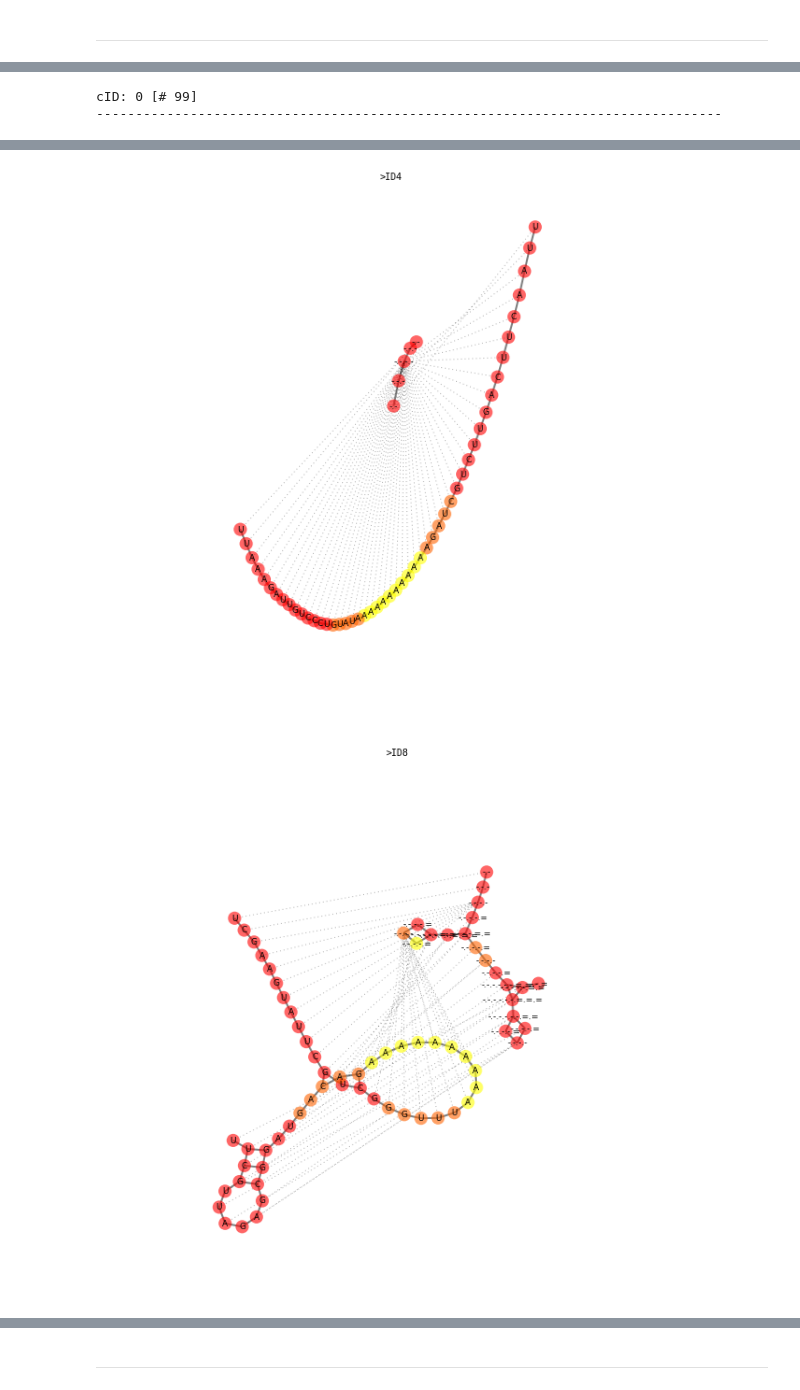
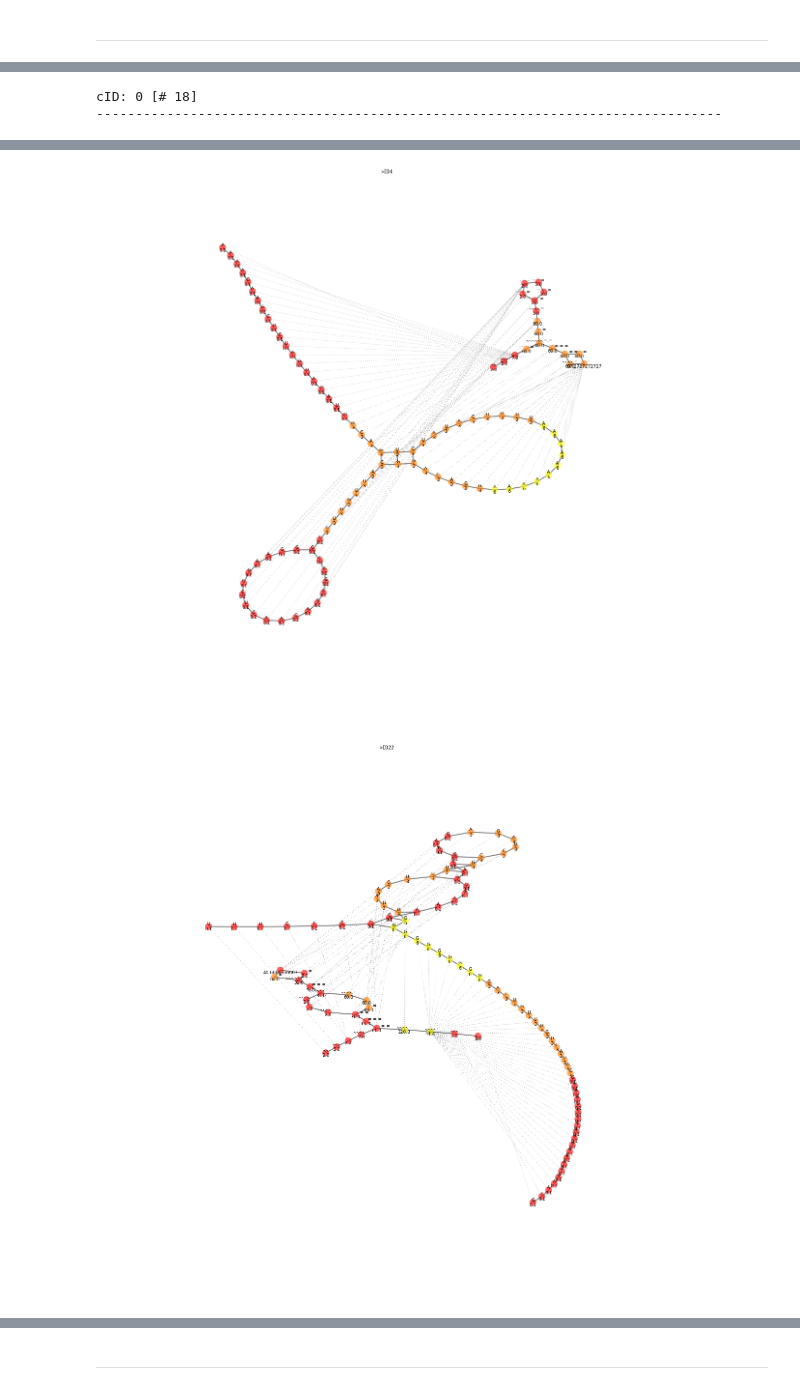
Before and after one commit to fabriziocosta/EDeN_examples, a Jupyter notebook: bioinf/rna/Weight Analysis.ipynb, the cells around one changed output, grey strips where cells are left out. Saved outputs shown, nothing was run; the diff lists cells and outputs as text; code cells hidden in the pictures.

```diff
--- a/bioinf/rna/Weight Analysis.ipynb
+++ b/bioinf/rna/Weight Analysis.ipynb
@@ -66,8 +66,8 @@ def make_artificial_dataset(alphabet='ACGU', motives=None, motif_length=6, seque
 alphabet='ACGU'
 motif_length=10
 motives=['A'*motif_length,'C'*motif_length,'G'*motif_length,'U'*motif_length]
-sequence_length=50
-n_sequences=400
+sequence_length=80
+n_sequences=100
 p=0.01
 
 #make dataset
@@ -109,22 +109,23 @@ CACAUUAGCACAGAACAGGUCCCCCCCCCCACGCGCGUUUGCUUGCCAUA
 #identify motif region
 start_1 = (sequence_length - motif_length)/2
 end_1 = start_1 + motif_length
-weight_1 = 5
+weight_1 = 6
 
-context=5
+context=15
 #make a context zone
 start_2 = start_1 - context
 end_2 = end_1 + context
 weight_2 = weight_1 / 2
 
+background_weight=.1
 
-start_end_weight_list = [(-1,-1,0.1),(start_2,end_2,weight_2),(start_1,end_1,weight_1)]
+start_end_weight_list = [(-1,-1,background_weight),(start_2,end_2,weight_2),(start_1,end_1,weight_1)]
 listof_start_end_weight_list = [start_end_weight_list]*len(seqs)
 # %%
 %%time
-from eden.struct_cluster import PreProcessor, StructCluster
-pre_processor = PreProcessor(listof_start_end_weight_list=listof_start_end_weight_list,
-                             contraction_weight_scaling_factor=4)
-struct_cluster = StructCluster(pre_processor=pre_processor)
+from eden.struct_cluster import Transformer, StructCluster
+transformer = Transformer(listof_start_end_weight_list=listof_start_end_weight_list,
+                             contraction_weight_scaling_factor=20)
+struct_cluster = StructCluster(transformer=transformer)
 struct_cluster.fit(seqs)
 # %% [output]
@@ -134,5 +135,5 @@ Wall time: 31.6 s
 # %%
-struct_cluster.set_params(distance_std_factor=1)
+struct_cluster.set_params(distance_std_factor=.6)
 preds = struct_cluster.predict(seqs)
 clustered_seqs = struct_cluster.clusters
 # %% [output]
@@ -149,10 +148,10 @@ for cluster_id in clustered_seqs:
     cluster_seqs = [seq for seq in clustered_seqs[cluster_id] ]
     print 'cID: %d [# %d]'% (cluster_id, len(cluster_seqs))
     print '-'*80
-    graphs = pre_processor.transform(cluster_seqs)
+    graphs = transformer.transform(cluster_seqs)
     my_opt=dict(opts)
-    my_opt.update({'size':10, 'vertex_color':'level', 'colormap':'autumn','prog':'neato', 'edge_label':None, 'ignore_for_layout':'nesting'})
+    my_opt.update({'size':20, 'vertex_color':'level', 'secondary_vertex_label':'weight', 'colormap':'autumn','prog':'neato', 'edge_label':None, 'ignore_for_layout':'nesting'})
     plot(graphs,opts=my_opt, num=6)
 # %% [output]
-cID: 0 [# 99]
+cID: 0 [# 18]
 --------------------------------------------------------------------------------
@@ -160,2 +159,2 @@ cID: 0 [# 99]
-[figure, old version]
+[figure, new version]
-[figure, old version]
+[figure, new version]
```
Also changed, not shown: parts of 5 cells of this notebook, 1 other file.
